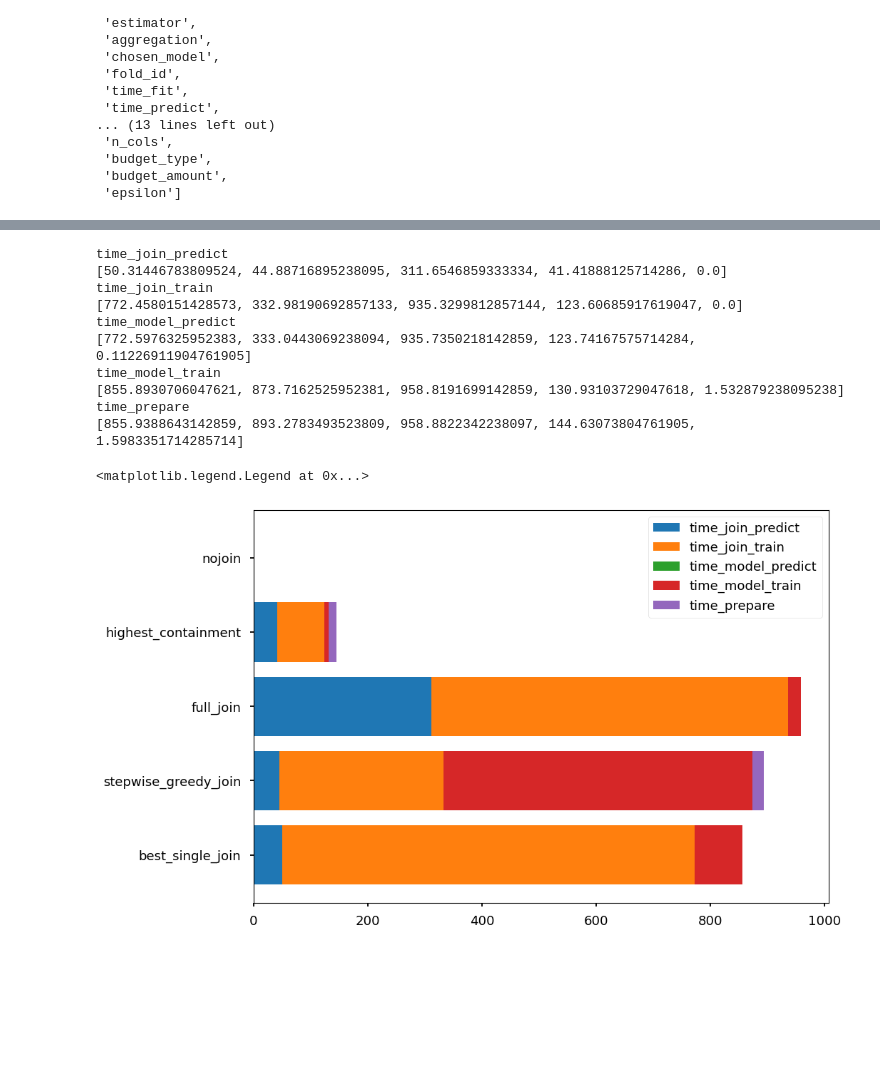
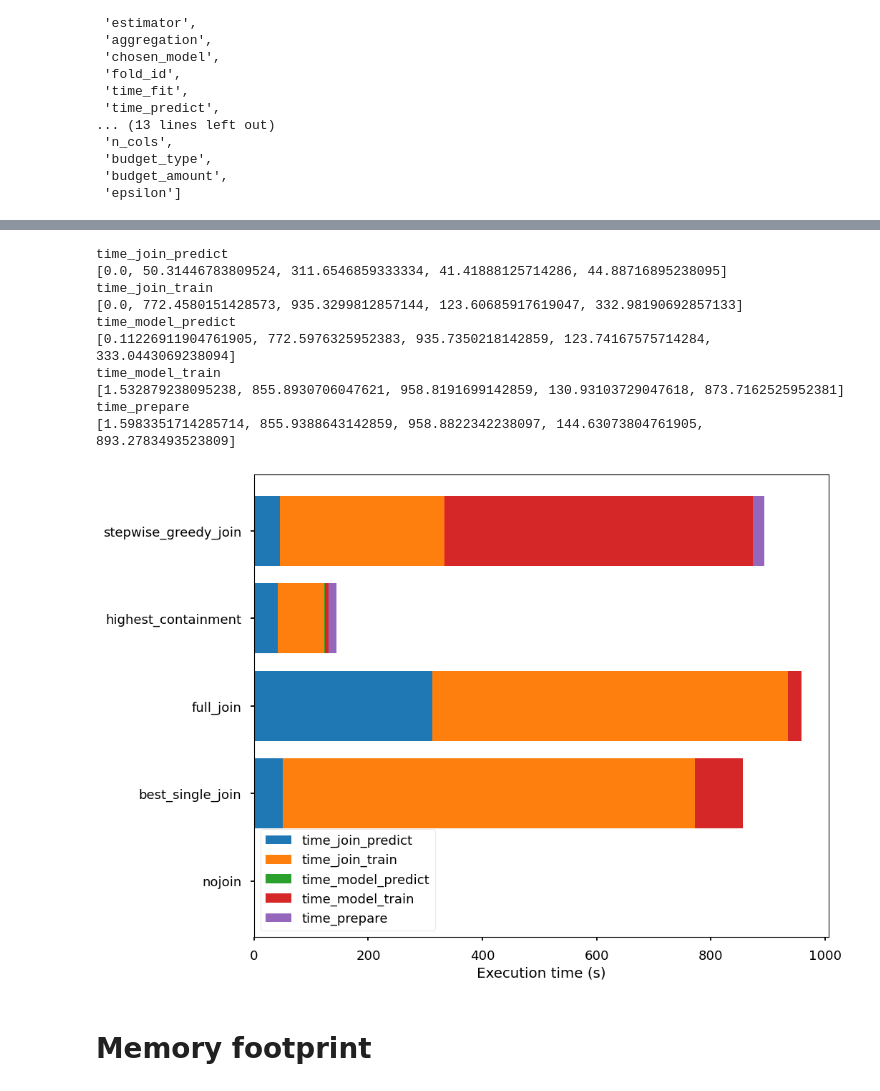
Before and after one commit to rcap107/retrieve-merge-predict, a Jupyter notebook: notebooks/Plot time spent in sections.ipynb, the cells around one changed output, grey strips where cells are left out. Drawn from its saved outputs; the diff is of its cells as text; code cells hidden in the pictures; blank space fills up the shorter version.

Commit message:
🧐 Added notebook on time spent in sections

```diff
--- a/notebooks/Plot time spent in sections.ipynb
+++ b/notebooks/Plot time spent in sections.ipynb
@@ -53,7 +53,8 @@ df_raw.columns
  'budget_amount',
  'epsilon']
 # %%
-results = df_raw.filter(pl.col("chosen_model") == "catboost").group_by("estimator").agg(
+chosen_model = "catboost"
+results = df_raw.filter(pl.col("chosen_model") == chosen_model).group_by("estimator").agg(
     # pl.col("time_fit").mean(),
     # pl.col("time_predict").mean(),
     # pl.col("time_run").mean(),
@@ -130,21 +131,24 @@ shape: (5, 5)
 # %%
-axs = plt.subplot(111)
+fig, axs = plt.subplots(squeeze=True, layout="constrained")
 for idx, d in enumerate(dicts):
     print(d["variable"])
     print(d["csum"])
     p = axs.barh(y=d["estimator"], width = d["value"], left=d["bottom"], label=d["variable"])
     # axs.bar_label(p,)
 axs.legend()
+axs.set_xlabel("Execution time (s)")
+fig.savefig(f"images/time_spent_{chosen_model}.png")
 # %% [output]
 time_join_predict
-[50.31446783809524, 44.88716895238095, 311.6546859333334, 41.41888125714286, 0.0]
+[0.0, 50.31446783809524, 311.6546859333334, 41.41888125714286, 44.88716895238095]
 time_join_train
-[772.4580151428573, 332.98190692857133, 935.3299812857144, 123.60685917619047, 0.0]
+[0.0, 772.4580151428573, 935.3299812857144, 123.60685917619047, 332.98190692857133]
 time_model_predict
-[772.5976325952383, 333.0443069238094, 935.7350218142859, 123.74167575714284, 0.11226911904761905]
+[0.11226911904761905, 772.5976325952383, 935.7350218142859, 123.74167575714284, 333.0443069238094]
 time_model_train
-[855.8930706047621, 873.7162525952381, 958.8191699142859, 130.93103729047618, 1.532879238095238]
+[1.532879238095238, 855.8930706047621, 958.8191699142859, 130.93103729047618, 873.7162525952381]
 time_prepare
-[855.9388643142859, 893.2783493523809, 958.8822342238097, 144.63073804761905, 1.5983351714285714]
+[1.5983351714285714, 855.9388643142859, 958.8822342238097, 144.63073804761905, 893.2783493523809]
-<matplotlib.legend.Legend at 0x...>
-[figure, old version]
+[figure, new version]
+# %% [markdown]
+# Memory footprint
```
Also changed, not shown: parts of 5 cells of this notebook.
